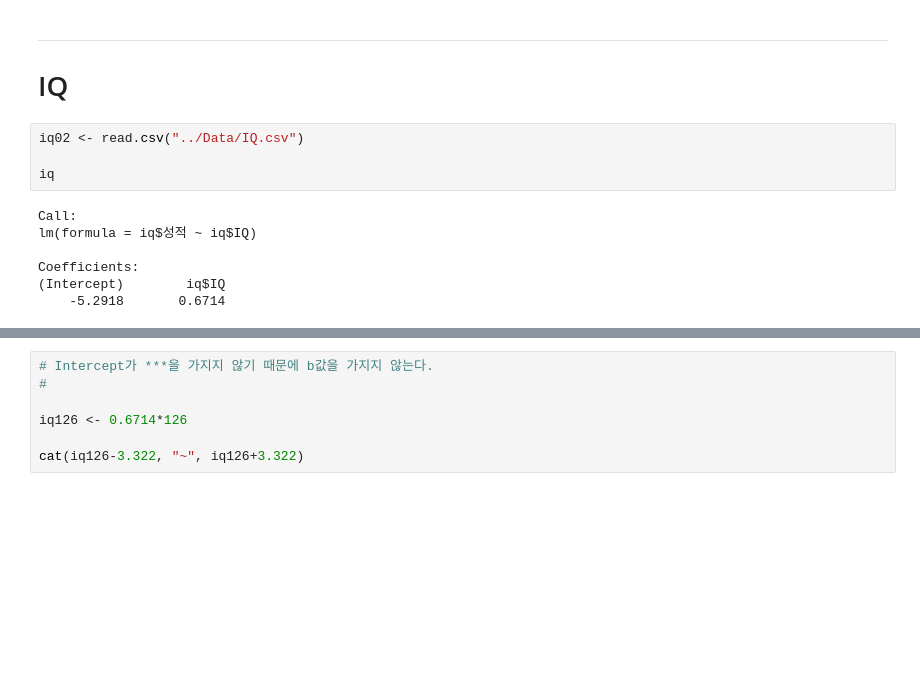
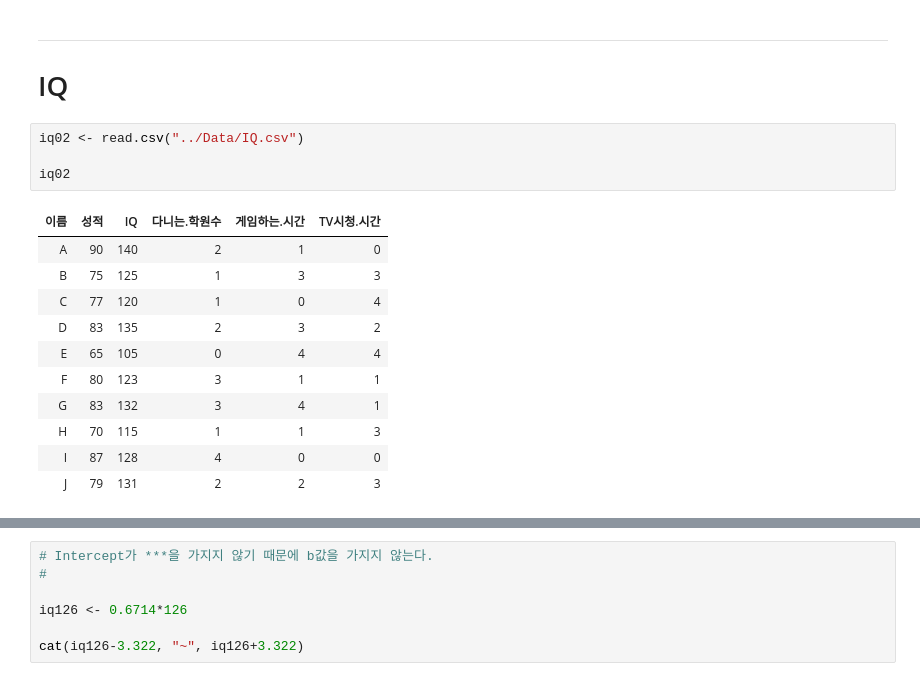
Before and after one commit to jjhwnn/R_Programming, a Jupyter notebook: 15. 회귀분석.ipynb, the cells around one changed output, grey strips where cells are left out. Cells and saved outputs as stored; diff of their text form; blank space fills up the shorter version.

```diff
--- a/15. 회귀분석.ipynb
+++ b/15. 회귀분석.ipynb
@@ -130,14 +130,19 @@ cat(hei-6.355, "~", hei+6.355)
 # %%
 iq02 <- read.csv("../Data/IQ.csv")
 
-iq
+iq02
 # %% [output]
-Call:
-lm(formula = iq$성적 ~ iq$IQ)
-
-Coefficients:
-(Intercept)        iq$IQ
-    -5.2918       0.6714
+| 이름 | 성적 | IQ | 다니는.학원수 | 게임하는.시간 | TV시청.시간 |
+| A | 90 | 140 | 2 | 1 | 0 |
+| B | 75 | 125 | 1 | 3 | 3 |
+| C | 77 | 120 | 1 | 0 | 4 |
+| D | 83 | 135 | 2 | 3 | 2 |
+| E | 65 | 105 | 0 | 4 | 4 |
+| F | 80 | 123 | 3 | 1 | 1 |
+| G | 83 | 132 | 3 | 4 | 1 |
+| H | 70 | 115 | 1 | 1 | 3 |
+| I | 87 | 128 | 4 | 0 | 0 |
+| J | 79 | 131 | 2 | 2 | 3 |
 # %%
 # iq가 126인 사람의 성적을 예측해 보시오
 
```
Also changed, not shown: parts of 30 cells of this notebook, 2 other files.
